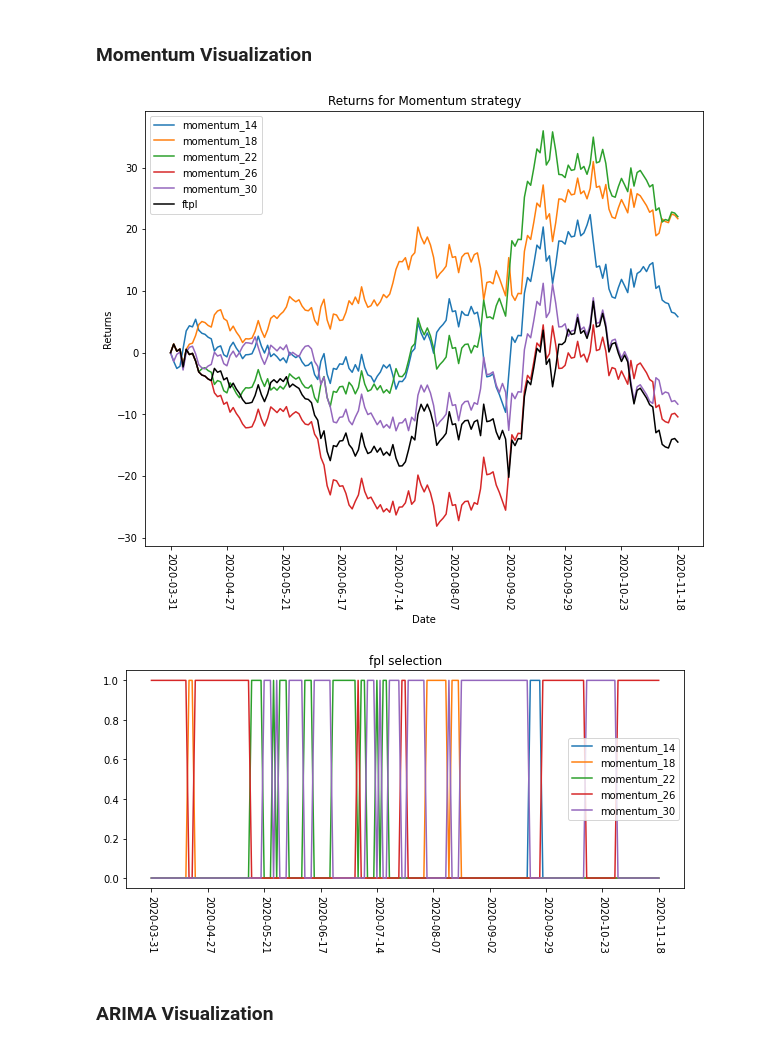
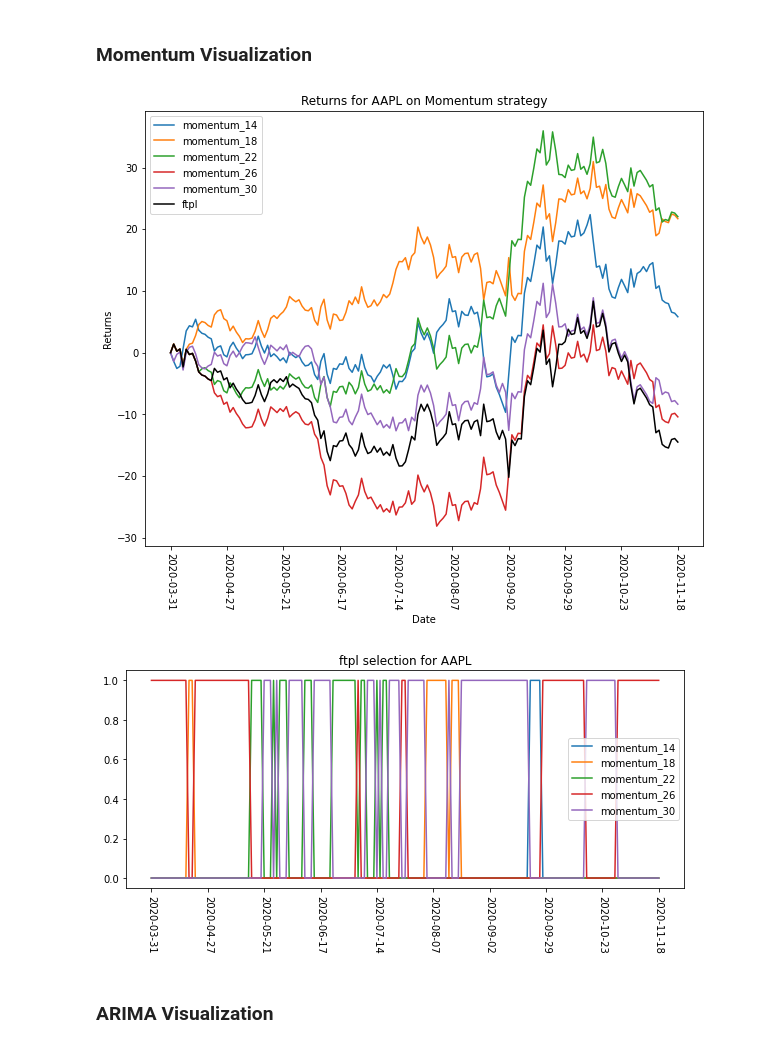
Before and after one commit to luisgonzalex/ftlp_stocks_analysis, a Jupyter notebook: fpl_AAPL.ipynb, the cells around one changed output. Cells and saved outputs as stored; diff of their text form; code cells hidden in the pictures.

```diff
--- a/fpl_AAPL.ipynb
+++ b/fpl_AAPL.ipynb
@@ -19,6 +19,7 @@ fname = 'csv_data/clean_data/aapl_dailys_clean.csv'
 returns = utils.load_data(fname)
 arima_fname = 'csv_data/clean_data/aapl_daily_05-18_clean.csv'
 arima_data = pd.read_csv(arima_fname, index_col=0, squeeze=True)['return']
+stock_name = 'AAPL'
 # %% [markdown]
 <h2 id="Model Setup">Model Setup<a class="anchor-link" href="#Model-Setup">¶</a></h2>
 # %%
@@ -81,10 +82,10 @@ utils.visualize(experiments, 'Mean Reversion')
 # %% [markdown]
 ### Momentum Visualization
 # %%
-utils.visualize(experiments, 'Momentum')
+utils.visualize(experiments, 'Momentum', stock_name, True)
 # %% [output]
-[figure, old version]
+[figure, new version]
-[figure, old version]
+[figure, new version]
 # %% [markdown]
 ### ARIMA Visualization
 # %%
```
Also changed, not shown: parts of 2 cells of this notebook, 17 other files.
